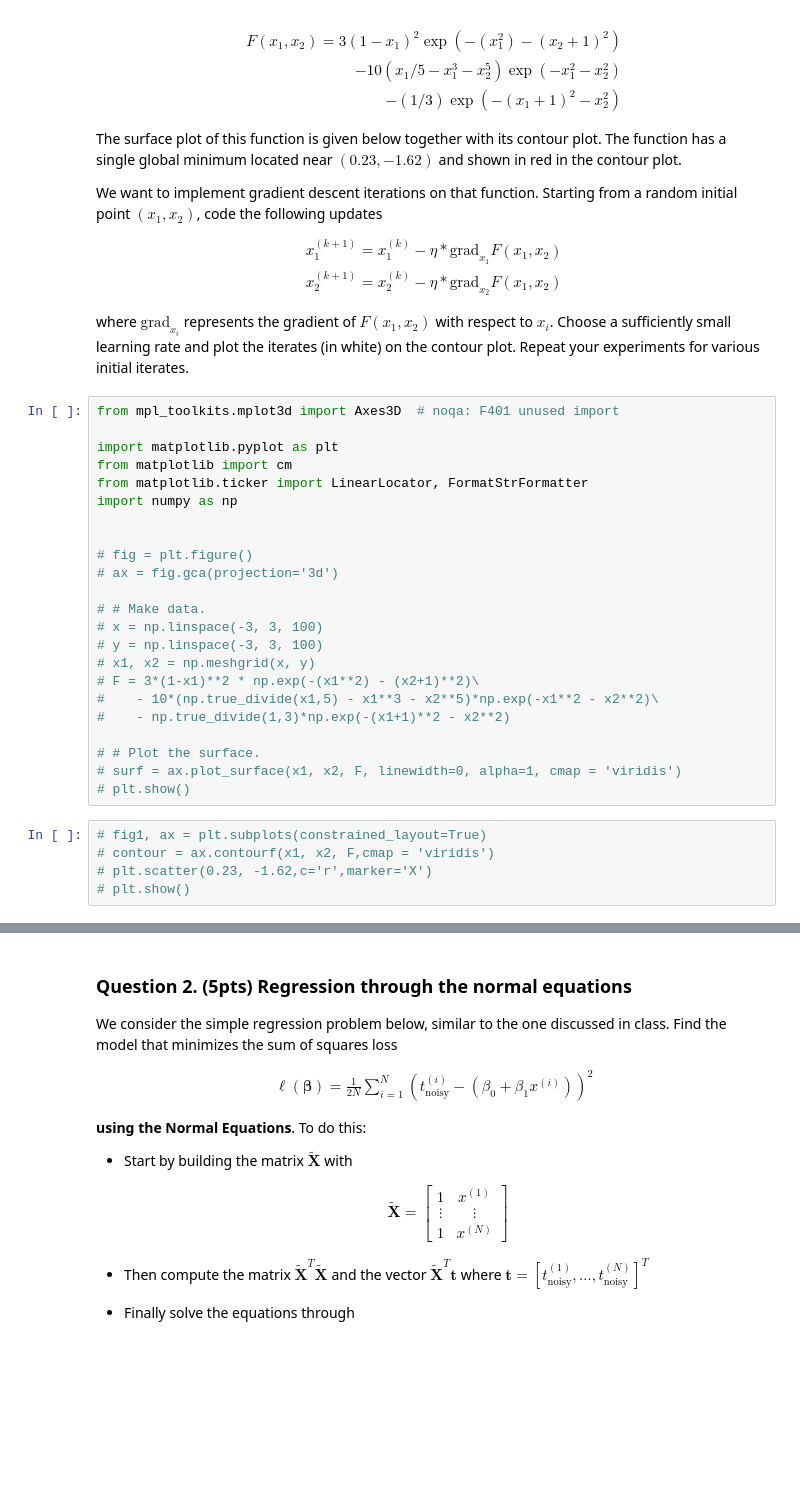
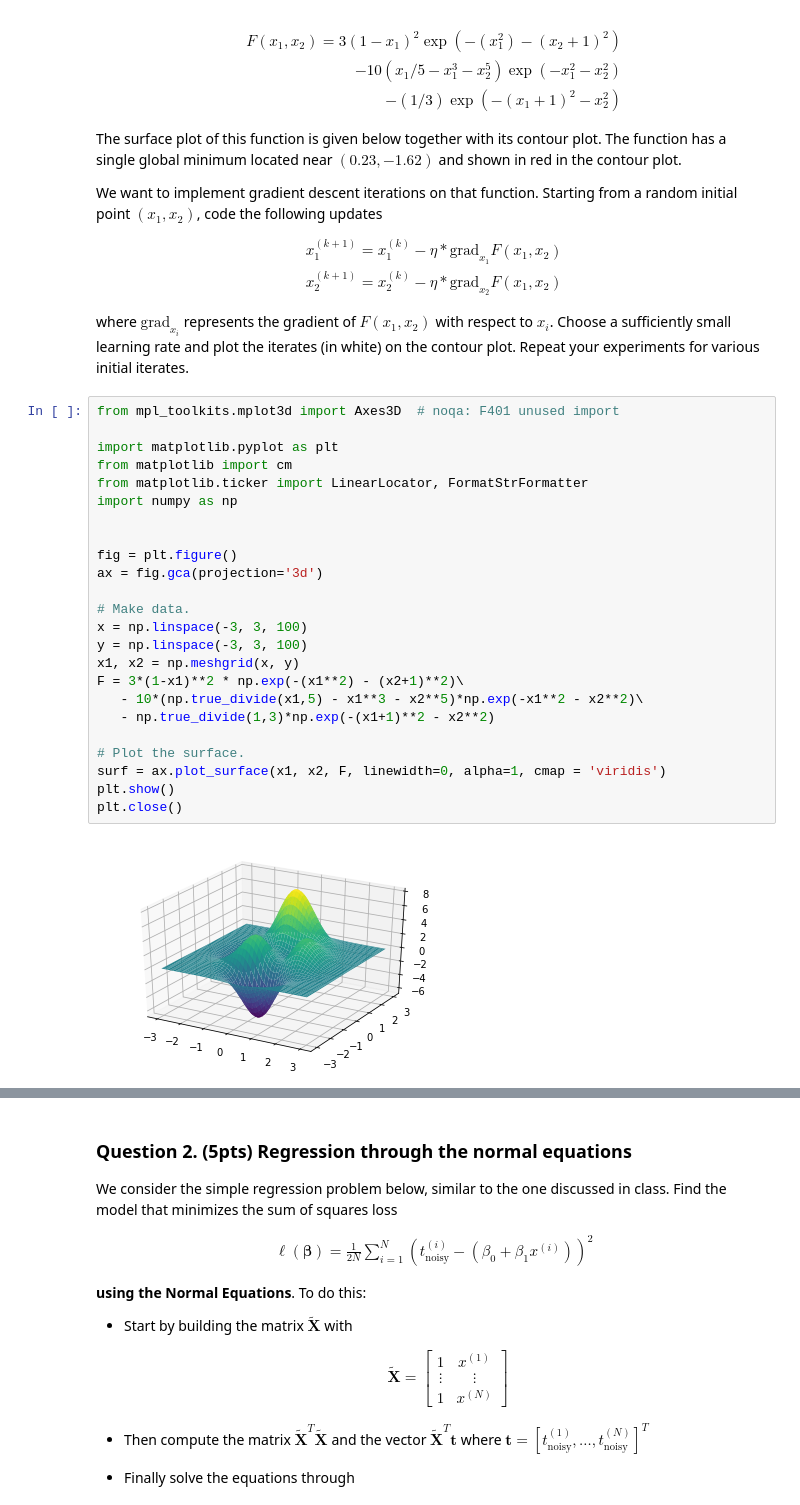
Before and after one commit to prabhav2302/MachineLearningSpring2021, a Jupyter notebook: Assignment1/CSCI-UA9473 Assignment1.ipynb, the cells around one changed output, grey strips where cells are left out. Saved outputs shown, nothing was run; the diff lists cells and outputs as text; blank space fills up the shorter version.

```diff
--- a/Assignment1/CSCI-UA9473 Assignment1.ipynb
+++ b/Assignment1/CSCI-UA9473 Assignment1.ipynb
@@ -32,28 +32,26 @@ where $\text{grad}_{x_i}$ represents the gradient of $F(x_1, x_2)$ with respect
 # %%
 from mpl_toolkits.mplot3d import Axes3D  # noqa: F401 unused import
 
 import matplotlib.pyplot as plt
 from matplotlib import cm
 from matplotlib.ticker import LinearLocator, FormatStrFormatter
 import numpy as np
 
 
-# fig = plt.figure()
-# ax = fig.gca(projection='3d')
+fig = plt.figure()
+ax = fig.gca(projection='3d')
 
-# # Make data.
-# x = np.linspace(-3, 3, 100)
-# y = np.linspace(-3, 3, 100)
-# x1, x2 = np.meshgrid(x, y)
-# F = 3*(1-x1)**2 * np.exp(-(x1**2) - (x2+1)**2)\
-#    - 10*(np.true_divide(x1,5) - x1**3 - x2**5)*np.exp(-x1**2 - x2**2)\
-#    - np.true_divide(1,3)*np.exp(-(x1+1)**2 - x2**2)
+# Make data.
+x = np.linspace(-3, 3, 100)
+y = np.linspace(-3, 3, 100)
+x1, x2 = np.meshgrid(x, y)
+F = 3*(1-x1)**2 * np.exp(-(x1**2) - (x2+1)**2)\
+   - 10*(np.true_divide(x1,5) - x1**3 - x2**5)*np.exp(-x1**2 - x2**2)\
+   - np.true_divide(1,3)*np.exp(-(x1+1)**2 - x2**2)
 
-# # Plot the surface.
-# surf = ax.plot_surface(x1, x2, F, linewidth=0, alpha=1, cmap = 'viridis')
-# plt.show()
+# Plot the surface.
+surf = ax.plot_surface(x1, x2, F, linewidth=0, alpha=1, cmap = 'viridis')
+plt.show()
+plt.close()
+# %% [output]
+[figure, added]
-# %%
-# fig1, ax = plt.subplots(constrained_layout=True)
-# contour = ax.contourf(x1, x2, F,cmap = 'viridis')
-# plt.scatter(0.23, -1.62,c='r',marker='X')
-# plt.show()
```
Also changed, not shown: parts of 5 cells of this notebook.
